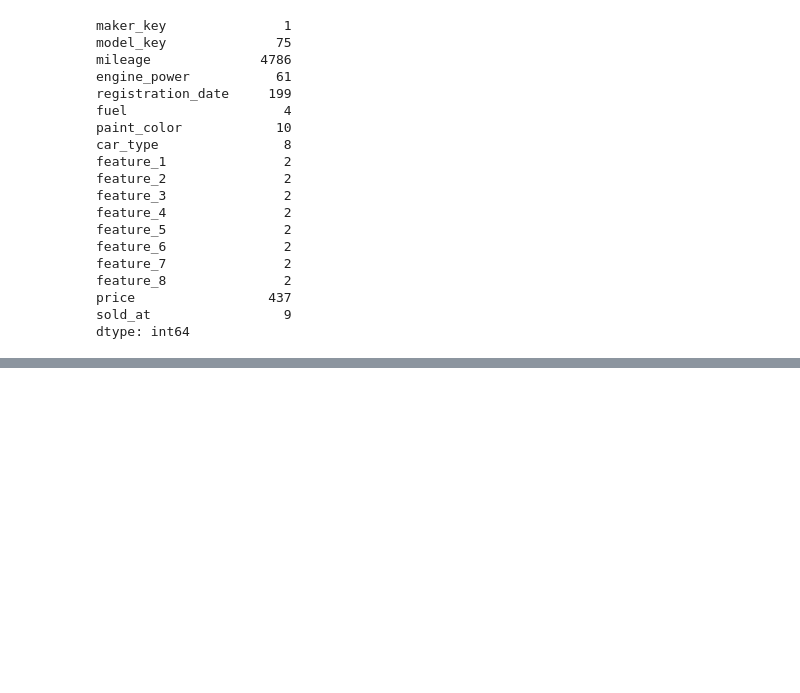
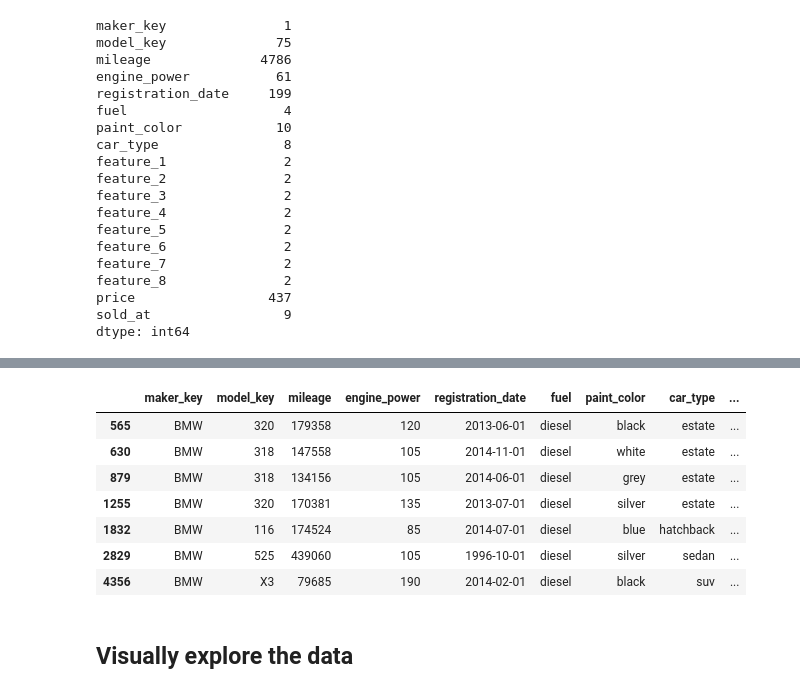
Before and after one commit to camontanezp/cars-price, a Jupyter notebook: notebooks/01_explore_and_validate_data.ipynb, the cells around one changed output, grey strips where cells are left out. Saved outputs shown, nothing was run; the diff lists cells and outputs as text; code cells hidden in the pictures; blank space fills up the shorter version.

```diff
--- a/notebooks/01_explore_and_validate_data.ipynb
+++ b/notebooks/01_explore_and_validate_data.ipynb
@@ -64,0 +260,13 @@ dtype: int64
+# %%
+data[data['price'] < 200]
+# %% [output]
+|  | maker_key | model_key | mileage | engine_power | registration_date | fuel | paint_color | car_type | ... |
+| 565 | BMW | 320 | 179358 | 120 | 2013-06-01 | diesel | black | estate | ... |
+| 630 | BMW | 318 | 147558 | 105 | 2014-11-01 | diesel | white | estate | ... |
+| 879 | BMW | 318 | 134156 | 105 | 2014-06-01 | diesel | grey | estate | ... |
+| 1255 | BMW | 320 | 170381 | 135 | 2013-07-01 | diesel | silver | estate | ... |
+| 1832 | BMW | 116 | 174524 | 85 | 2014-07-01 | diesel | blue | hatchback | ... |
+| 2829 | BMW | 525 | 439060 | 105 | 1996-10-01 | diesel | silver | sedan | ... |
+| 4356 | BMW | X3 | 79685 | 190 | 2014-02-01 | diesel | black | suv | ... |
+# %% [markdown]
+## Visually explore the data
```
Also changed, not shown: parts of 55 cells of this notebook.
